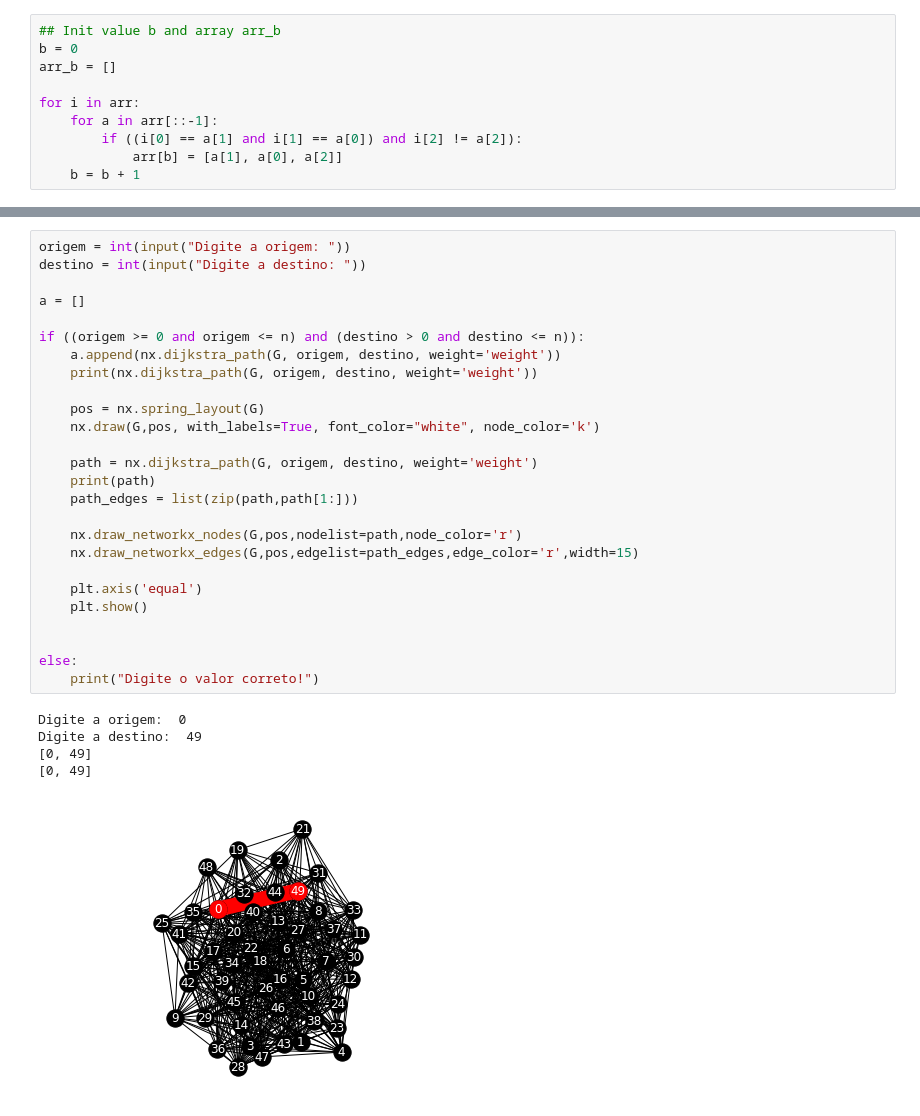
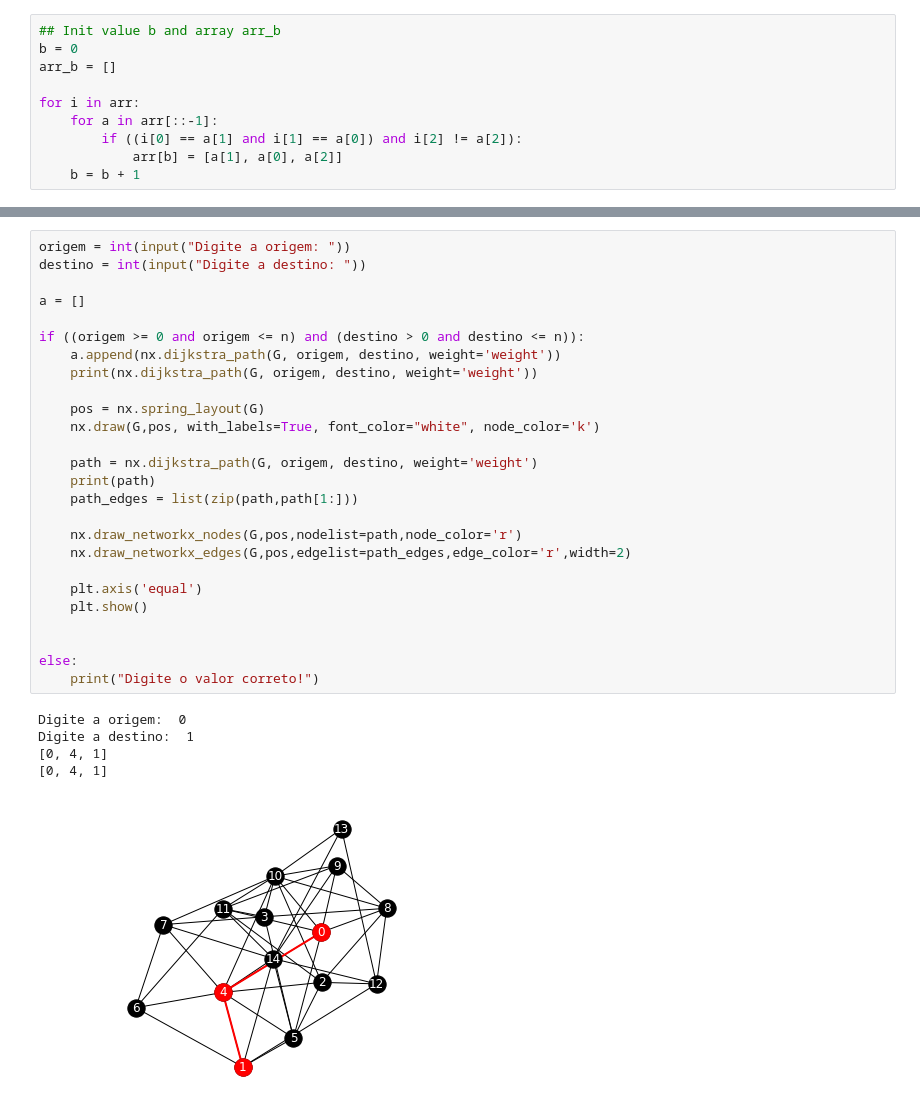
Before and after one commit to AllancDev/h.siqueira, a Jupyter notebook: example_2.ipynb, the cells around one changed output, grey strips where cells are left out. Cells and saved outputs as stored; diff of their text form.

```diff
--- a/example_2.ipynb
+++ b/example_2.ipynb
@@ -73,32 +73,32 @@ for a in arr:
 # %%
 origem = int(input("Digite a origem: "))
 destino = int(input("Digite a destino: "))
 
 a = []
 
 if ((origem >= 0 and origem <= n) and (destino > 0 and destino <= n)):
     a.append(nx.dijkstra_path(G, origem, destino, weight='weight'))
     print(nx.dijkstra_path(G, origem, destino, weight='weight'))
 
     pos = nx.spring_layout(G)
     nx.draw(G,pos, with_labels=True, font_color="white", node_color='k')
 
     path = nx.dijkstra_path(G, origem, destino, weight='weight')
     print(path)
     path_edges = list(zip(path,path[1:]))
 
     nx.draw_networkx_nodes(G,pos,nodelist=path,node_color='r')
-    nx.draw_networkx_edges(G,pos,edgelist=path_edges,edge_color='r',width=15)
+    nx.draw_networkx_edges(G,pos,edgelist=path_edges,edge_color='r',width=2)
 
     plt.axis('equal')
     plt.show()
 
 
 else:
     print("Digite o valor correto!")
 # %% [output]
 Digite a origem:  0
-Digite a destino:  49
-[0, 49]
-[0, 49]
+Digite a destino:  1
+[0, 4, 1]
+[0, 4, 1]
-[figure, old version]
+[figure, new version]
```
Also changed, not shown: parts of 2 cells of this notebook.
